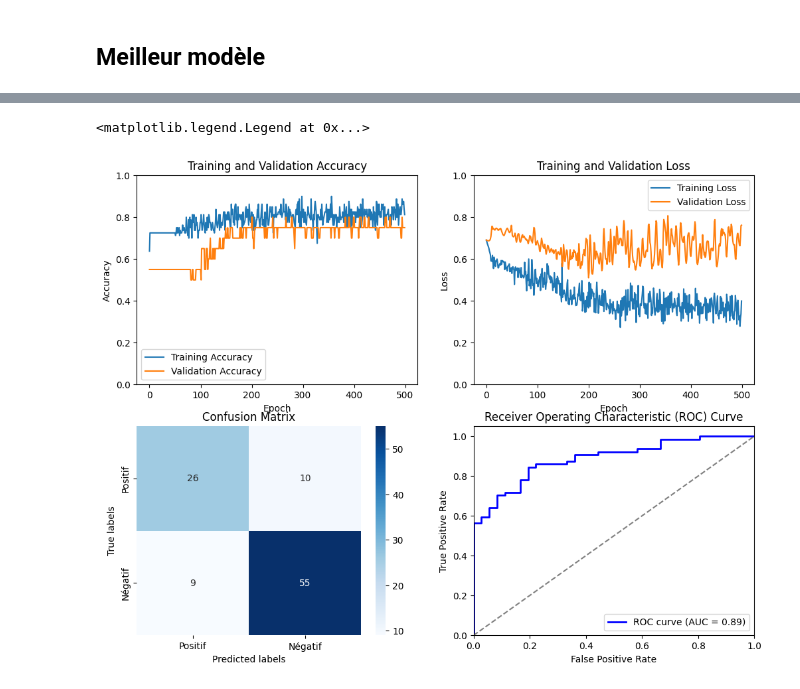
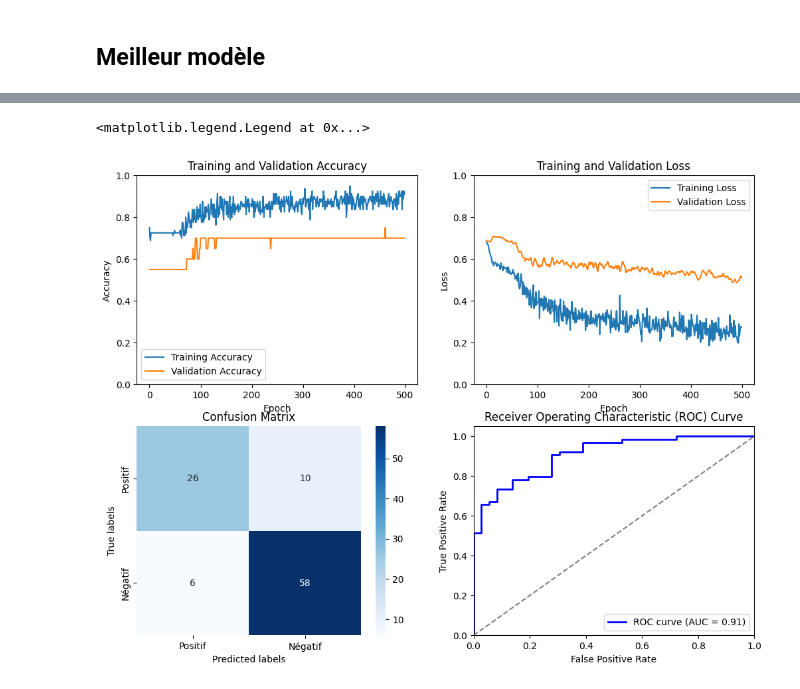
Before and after one commit to Transformot/deep-learning_project, a Jupyter notebook: Convolutional-Neural-Network.ipynb, the cells around one changed output, grey strips where cells are left out. Drawn from its saved outputs; the diff is of its cells as text; code cells hidden in the pictures.

```diff
--- a/Convolutional-Neural-Network.ipynb
+++ b/Convolutional-Neural-Network.ipynb
@@ -286,41 +292,30 @@ par recherche par grille et recherche aléatoire
 ## Meilleur modèle
 # %%
 """
-Best hyperparameters: [(5, 2, 2, 'softmax', 2, 0.27, 0.007, 32), (5, 2, 2, 'softmax', 2, 0.25, 0.006, 32),
-                        (5, 2, 2, 'softmax', 2, 0.27, 0.006, 32), (5, 2, 2, 'softmax', 2, 0.25, 0.006, 32)]
-Best hyperparameters 2: [(5, 2, 2, 'softmax', 2, 0.27, 0.007, 32), (5, 2, 2, 'softmax', 2, 0.25, 0.006, 32),
-                        (5, 2, 2, 'softmax', 2, 0.25, 0.007, 32), (5, 2, 2, 'softmax', 2, 0.27, 0.006, 32),
-                        (5, 2, 2, 'softmax', 2, 0.25, 0.006, 32), (5, 2, 2, 'softmax', 2, 0.23, 0.008, 32),
-                        (5, 2, 2, 'softmax', 2, 0.25, 0.006, 32), (5, 2, 2, 'softmax', 2, 0.25, 0.007, 32),
-                        (5, 2, 2, 'softmax', 2, 0.25, 0.007, 32), (5, 2, 2, 'softmax', 2, 0.23, 0.007, 32),
-                        (5, 2, 2, 'softmax', 2, 0.25, 0.008, 32), (5, 2, 2, 'softmax', 2, 0.25, 0.006, 32)]
-Meilleure perte : 0.32279372215270996
+Best hyperparameters:   [(5, 3, 2, 2, 0.2, 16), (5, 3, 1, 1, 0.2, 16), (5, 3, 1, 2, 0.2, 16),
+  (5, 3, 1, 2, 0.2, 16), (5, 3, 1, 2, 0.2, 16), (5, 3, 1, 1, 0.2, 16), (5, 3, 2, 1, 0.2, 16)]
+Best hyperparameters 2: [(5, 3, 1, 2, 0.2, 16), (5, 3, 1, 1, 0.2, 16), (5, 3, 2, 1, 0.2, 16),
+  (5, 3, 1, 1, 0.2, 16), (5, 3, 1, 2, 0.2, 16), (5, 3, 1, 2, 0.2, 16)]
+Meilleure perte : 0.3860410451889038
 Meilleure précision : 0.8700000047683716
-Temps d'entraînement des hyperparamètre : 18.0 minutes et 54.2466197013855 secondes.
-"""
-"""2*2
-Meilleurs hyperparamètres : (5, 3, 1, 1, 0.3, 0.001, 32)
-Meilleure perte : 0.4213484227657318
-Meilleure précision : 0.8700000047683716
-Temps d'entraînement des hyperparamètre : 49.0 minutes et 44.062196493148804 secondes.
-
-(filters, kernel_size, stride, pool_size, dropout_rate, learning_rate, mini_batch_size)
+Temps d'entraînement des hyperparamètre : 21.0 minutes et 30.839005708694458 secondes.
 """
 
+
 filters = 5
-kernel_size = 2
-stride = 2
+kernel_size = 3
+stride = 1
 padding = 'same'
 use_bias = False
 hidden_activation = 'relu'
-final_activation = 'softmax' #'sigmoid'
+final_activation = 'sigmoid'
 pool_size = 2
-dropout_rate = 0.25
+dropout_rate = 0.2
 nb_classes = 2
-learning_rate = 0.006
-optimizer_algo = tf.keras.optimizers.Adam(learning_rate=learning_rate)
-cost_function = tf.keras.losses.categorical_crossentropy
-mini_batch_size = 32
+# learning_rate = 0.006
+optimizer_algo = tf.keras.optimizers.Adam()  # (learning_rate=learning_rate)
+cost_function = tf.keras.losses.binary_crossentropy
+mini_batch_size = 16
 nb_epochs = 500
 percentage_of_train_as_validation = 0.2
 
@@ -331,17 +326,13 @@ conv_layer_1_1 = Conv1D(filters=filters,kernel_size=kernel_size,strides=stride,p
 relu_layer_1_1 = Activation(hidden_activation)(conv_layer_1_1)
 conv_layer_1_2 = Conv1D(filters=filters,kernel_size=kernel_size,strides=stride,padding=padding,use_bias=use_bias)(relu_layer_1_1)
 relu_layer_1_2 = Activation(hidden_activation)(conv_layer_1_2)
-conv_layer_1_3 = Conv1D(filters=filters,kernel_size=kernel_size,strides=stride,padding=padding,use_bias=use_bias)(relu_layer_1_2)
-relu_layer_1_3 = Activation(hidden_activation)(conv_layer_1_3)
-pooling_layer_1 = MaxPooling1D(pool_size=pool_size, padding=padding)(relu_layer_1_3)
+pooling_layer_1 = MaxPooling1D(pool_size=pool_size, padding=padding)(relu_layer_1_2)
 dropout_layer_1_1 = Dropout(rate=dropout_rate)(pooling_layer_1)
 conv_layer_2_1 = Conv1D(filters=filters,kernel_size=kernel_size,strides=stride,padding=padding,use_bias=use_bias)(dropout_layer_1_1)
 relu_layer_2_1 = Activation(hidden_activation)(conv_layer_2_1)
 conv_layer_2_2 = Conv1D(filters=filters,kernel_size=kernel_size,strides=stride,padding=padding,use_bias=use_bias)(relu_layer_2_1)
 relu_layer_2_2 = Activation(hidden_activation)(conv_layer_2_2)
-conv_layer_2_3 = Conv1D(filters=filters,kernel_size=kernel_size,strides=stride,padding=padding,use_bias=use_bias)(relu_layer_2_2)
-relu_layer_2_3 = Activation(hidden_activation)(conv_layer_2_3)
-pooling_layer_2 = MaxPooling1D(pool_size=pool_size, padding=padding)(relu_layer_2_3)
+pooling_layer_2 = MaxPooling1D(pool_size=pool_size, padding=padding)(relu_layer_2_2)
 flattened_layer = Flatten()(pooling_layer_2)
 dropout_flattened = Dropout(rate=dropout_rate)(flattened_layer)
 output_layer = Dense(units=nb_classes,activation=final_activation)(dropout_flattened)
@@ -436,4 +426,4 @@ Train Loss : 0.3464421331882477
 Train Accuracy : 0.8600000143051147
 <matplotlib.legend.Legend at 0x...>
-[figure, old version]
+[figure, new version]
 # %%
```
Also changed, not shown: parts of 8 cells of this notebook, 3 other files.
